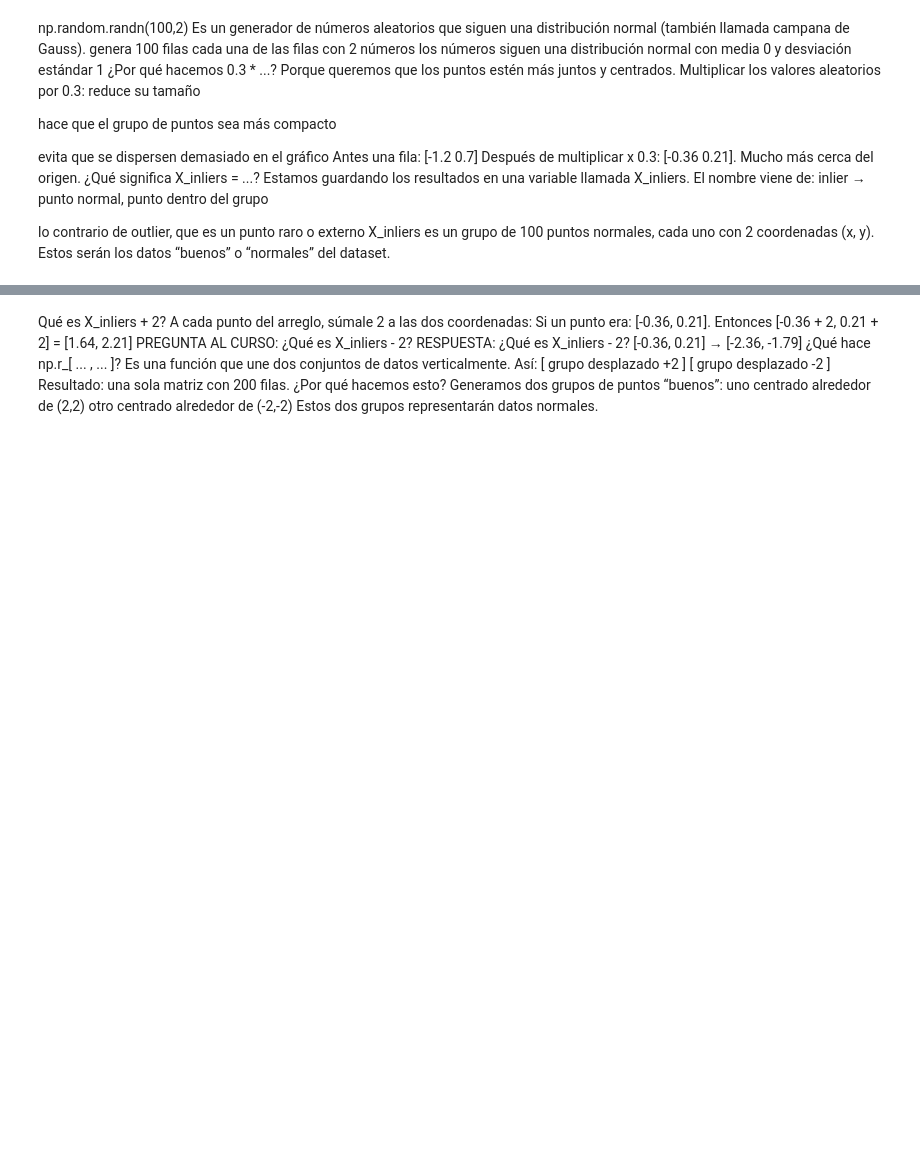
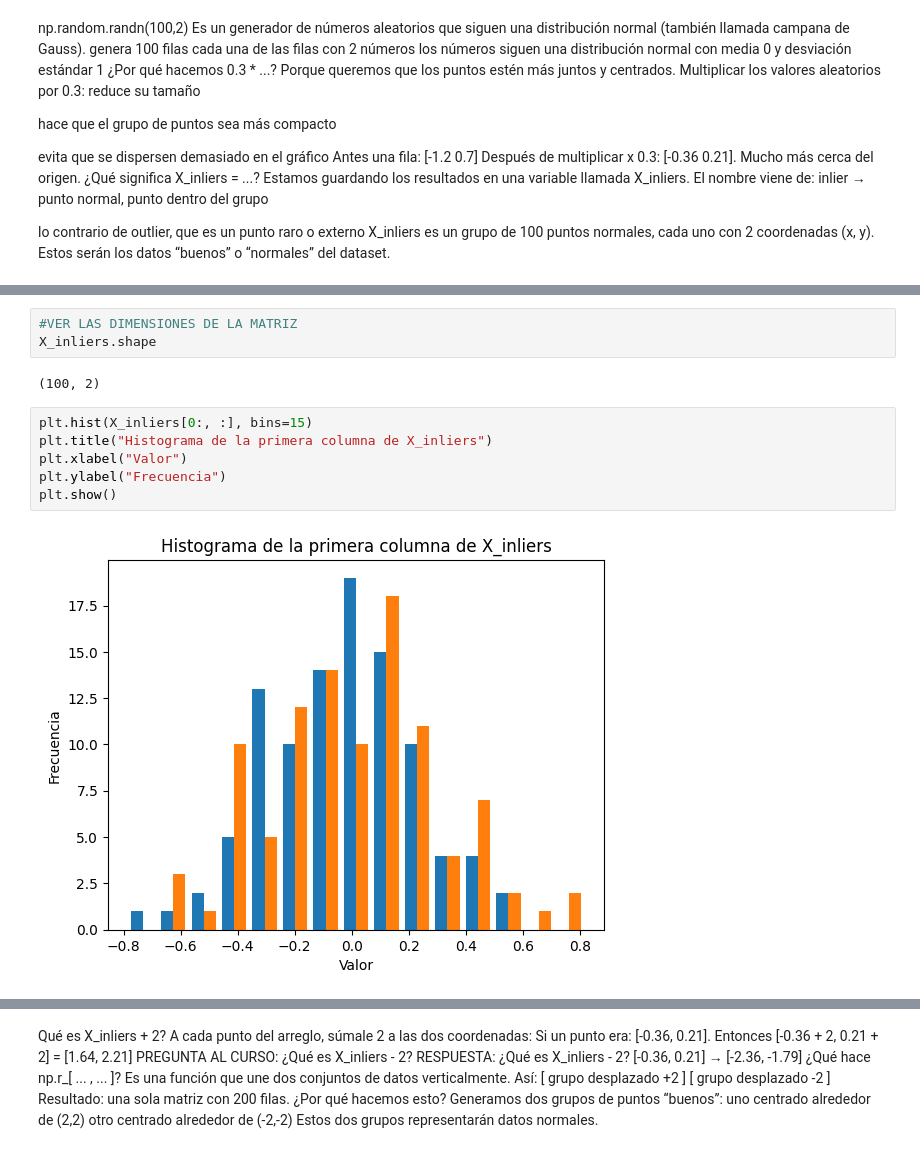
Before and after one commit to alexis06044/Evaluacion-formativa-2, a Jupyter notebook: Outliers.ipynb, the cells around one changed output, grey strips where cells are left out. Cells and saved outputs as stored; diff of their text form; blank space fills up the shorter version.

```diff
--- a/Outliers.ipynb
+++ b/Outliers.ipynb
@@ -54,0 +75,13 @@ Estos serán los datos “buenos” o “normales” del dataset.
+# %%
+#VER LAS DIMENSIONES DE LA MATRIZ
+X_inliers.shape
+# %% [output]
+(100, 2)
+# %%
+plt.hist(X_inliers[0:, :], bins=15)
+plt.title("Histograma de la primera columna de X_inliers")
+plt.xlabel("Valor")
+plt.ylabel("Frecuencia")
+plt.show()
+# %% [output]
+[figure, added]
```
Also changed, not shown: parts of 30 cells of this notebook.
